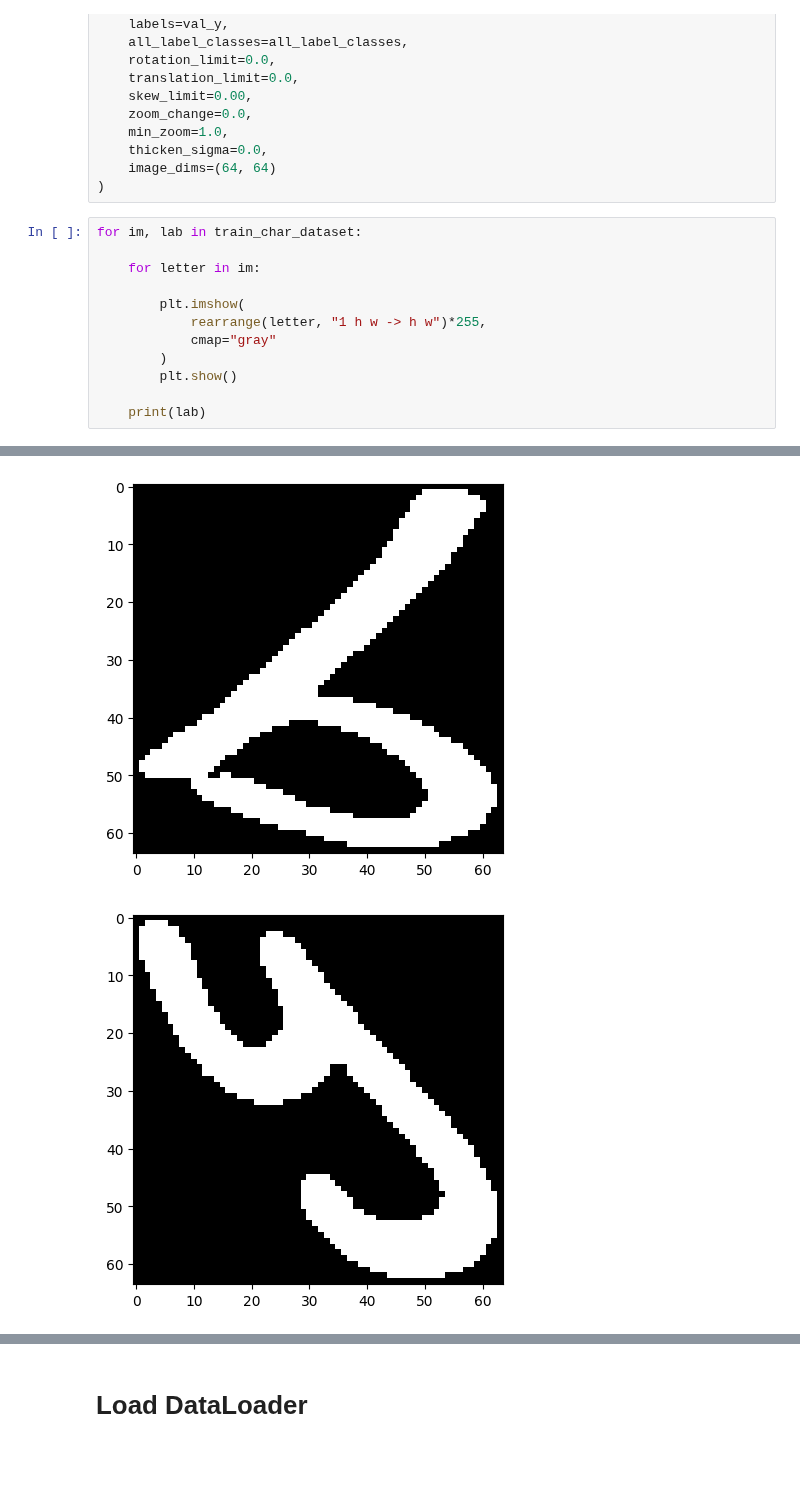
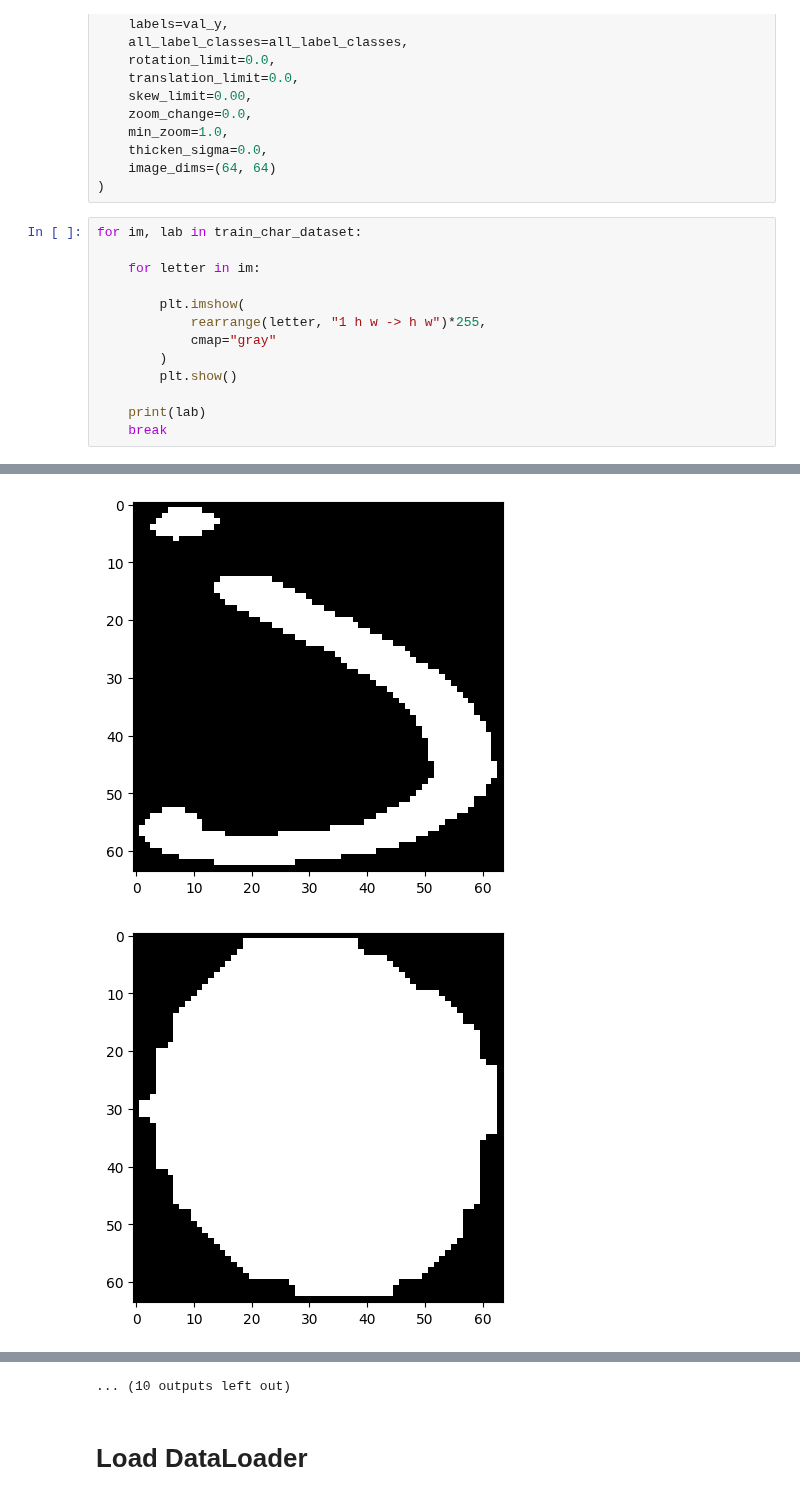
Before and after one commit to A-Team-Name/ocr-model-training, a Jupyter notebook: src/cnn_rnn/main.ipynb, the cells around one changed output, grey strips where cells are left out. Saved outputs shown, nothing was run; the diff lists cells and outputs as text; blank space fills up the shorter version.

```diff
--- a/src/cnn_rnn/main.ipynb
+++ b/src/cnn_rnn/main.ipynb
@@ -427,4 +427,5 @@ for im, lab in train_char_dataset:
         plt.show()
 
     print(lab)
+    break
 # %% [output]
@@ -439,2 +434,2 @@ tensor([[0., 0., 0., 0., 0., 0., 0., 0., 0., 0., 0., 0., 0., 0., 0., 0., 0., 0.,
-[figure, old version]
+[figure, new version]
-[figure, old version]
+[figure, new version]
@@ -451,3 +444,4 @@ tensor([[0., 0., 0., 0., 0., 0., 0., 0., 0., 0., 0., 0., 0., 0., 0., 0., 0., 0.,
+... (10 outputs left out)
 # %% [markdown]
 # Load DataLoader
 # %%
```
Also changed, not shown: parts of 2 cells of this notebook, 1 other file.
